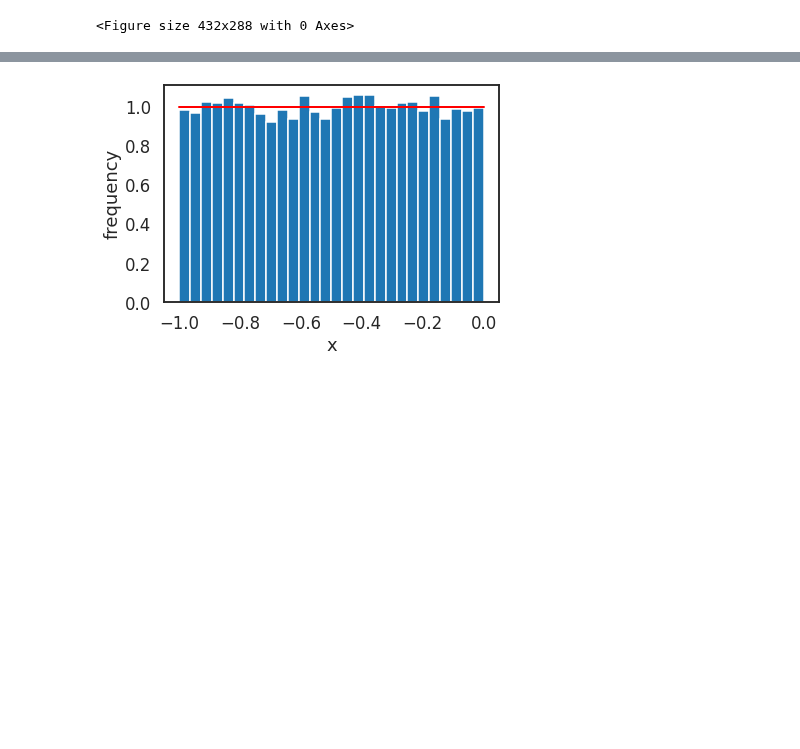
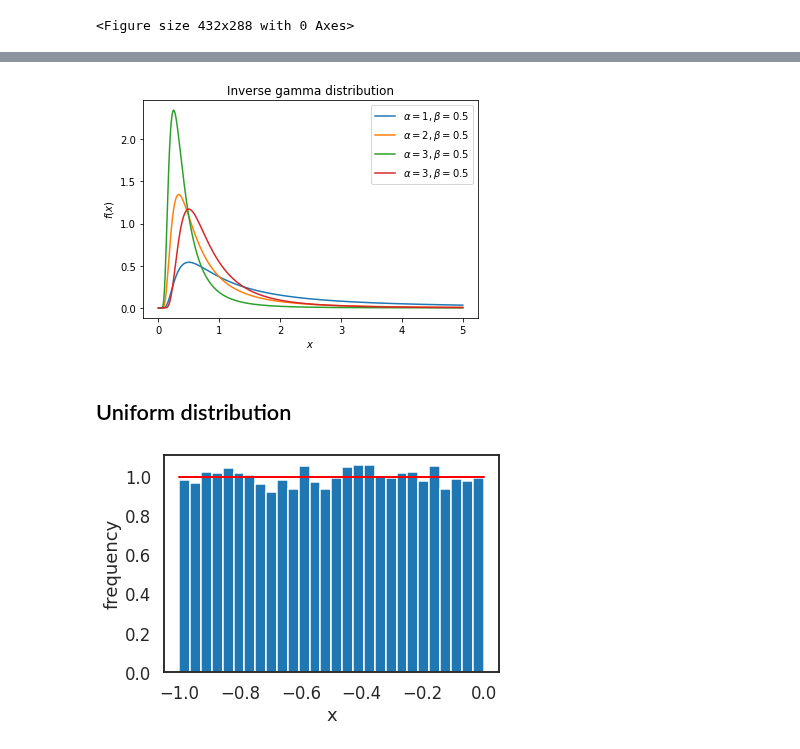
Before and after one commit to sydney-machine-learning/Bayesianneuralnetworks-MCMC-tutorial, a Jupyter notebook: probabilitydistributions/distributions.ipynb, the cells around one changed output, grey strips where cells are left out. Saved outputs shown, nothing was run; the diff lists cells and outputs as text; code cells hidden in the pictures; blank space fills up the shorter version.

```diff
--- a/probabilitydistributions/distributions.ipynb
+++ b/probabilitydistributions/distributions.ipynb
@@ -149,3 +200,20 @@ plt.clf()
+# %%
+# # pdf of inverse gamma distribution with different parameters
+
+x = np.linspace(0, 5, 1000)
+plt.title("Inverse gamma distribution")
+plt.plot(x, invgamma.pdf(x, a = 1, scale = 1), label = r'$\alpha = 1, \beta = 0.5$')
+plt.plot(x, invgamma.pdf(x, a = 2, scale = 1), label = r'$\alpha = 2, \beta = 0.5$')
+plt.plot(x, invgamma.pdf(x, a = 3, scale = 1), label = r'$\alpha = 3, \beta = 0.5$')
+plt.plot(x, invgamma.pdf(x, a = 3, scale = 2), label = r'$\alpha = 3, \beta = 0.5$')
+plt.xlabel(r"$x$")
+plt.ylabel(r"$f(x)$")
+plt.legend()
+plt.savefig("inv_gamma_distribution")
+# %% [output]
+[figure, added]
+# %% [markdown]
+## Uniform distribution
 # %%
 #Uniform distribution https://numpy.org/doc/stable/reference/random/generated/numpy.random.uniform.html
 s_uniform = np.random.uniform(-1,0,20000) # -1 and 0 give limits
```
Also changed, not shown: parts of 14 cells of this notebook, 8 other files.
